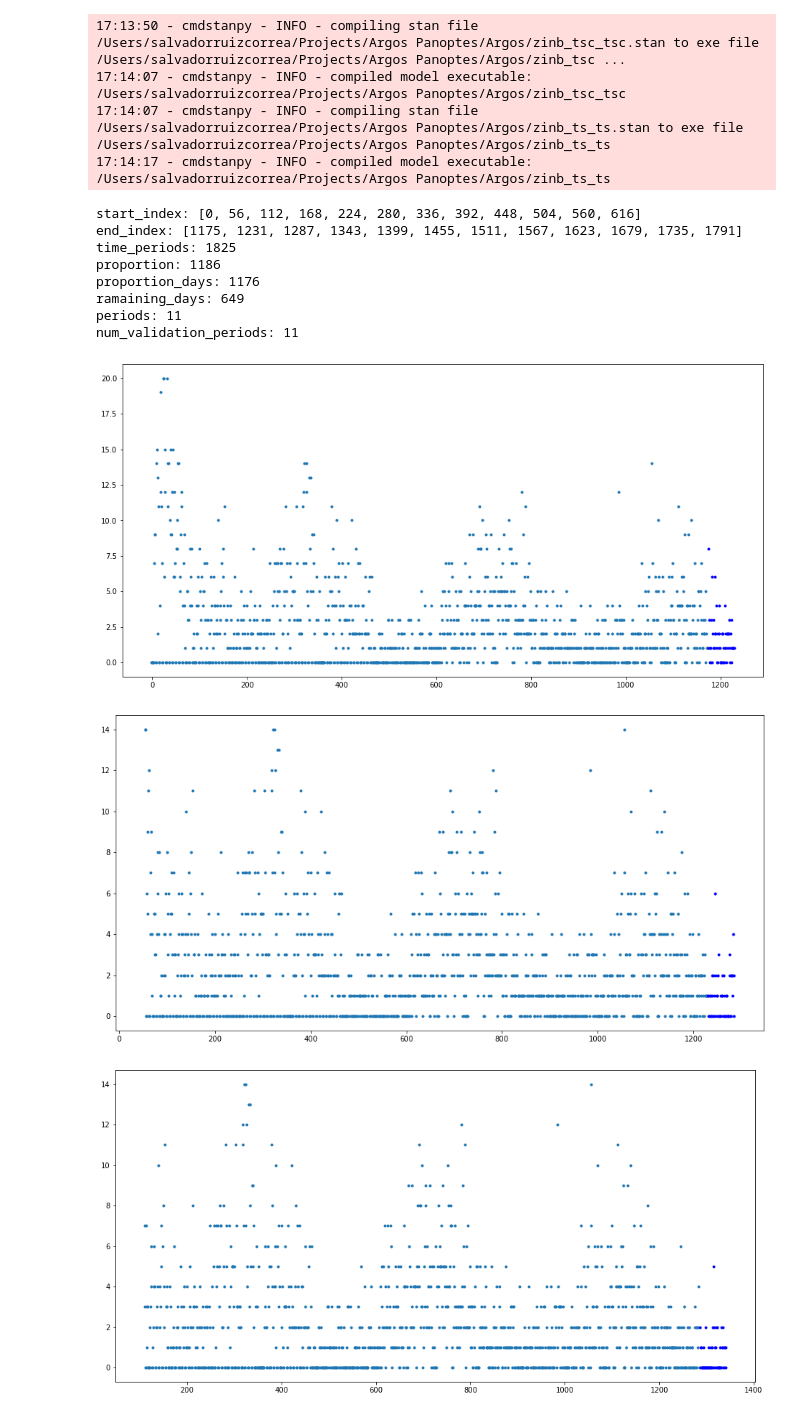
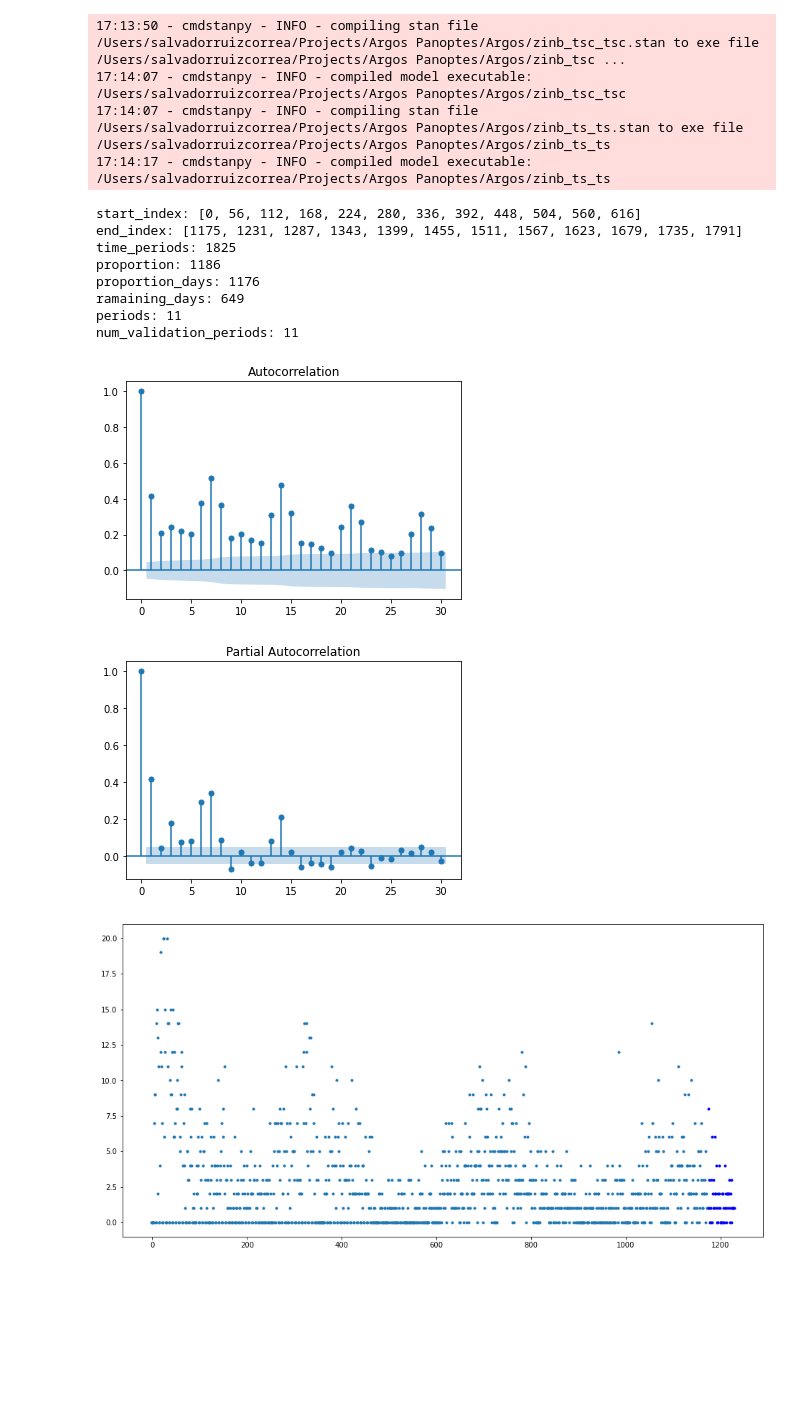
Before and after one commit to src-youilab-ipicyt/Argos-Panoptes, a Jupyter notebook: Argos.ipynb, the cells around one changed output. Saved outputs shown, nothing was run; the diff lists cells and outputs as text; code cells hidden in the pictures; blank space fills up the shorter version.

```diff
--- a/Argos.ipynb
+++ b/Argos.ipynb
@@ -967,33 +969,39 @@ stan_model_ts_ts = StanModel('ts_ts')
 # %%
 DAYS = 56
 
 argos = Argos()
 data_frame = argos.import_data_frame(file_name='data/output/todos_Jb_data_frame.csv')
 
 slices_parameters, slices = argos.slice_time_series(argos.ys, prop=0.65, days=DAYS)
 print("start_index:",            slices_parameters["start_index"])
 print("end_index:",              slices_parameters["end_index"])
 print("time_periods:",           slices_parameters["time_periods"])
 print("proportion:",             slices_parameters["proportion"])
 print("proportion_days:",        slices_parameters["proportion_days"])
 print("ramaining_days:",         slices_parameters["remaining_days"])
 print("periods:",                slices_parameters["periods"])
 print("num_validation_periods:", slices_parameters["num_validation_periods"])
 
+plot_acf(x=argos.ys, lags=30)
+plt.show()
+
+plot_pacf(x=argos.ys, lags=30)
+plt.show()
+
 for slice_ in slices:
     plt.figure(figsize=(16, 8))
     plt.plot(slice_["yw"],'.')
     plt.plot(slice_["yt"],'b.')
     plt.show()
 # %% [output]
 start_index: [0, 56, 112, 168, 224, 280, 336, 392, 448, 504, 560, 616]
 end_index: [1175, 1231, 1287, 1343, 1399, 1455, 1511, 1567, 1623, 1679, 1735, 1791]
 time_periods: 1825
 proportion: 1186
 proportion_days: 1176
 ramaining_days: 649
 periods: 11
 num_validation_periods: 11
-[figure, old version]
+[figure, new version]
-[figure, old version]
+[figure, new version]
-[figure, old version]
+[figure, new version]
```
Also changed, not shown: parts of 5 cells of this notebook.
